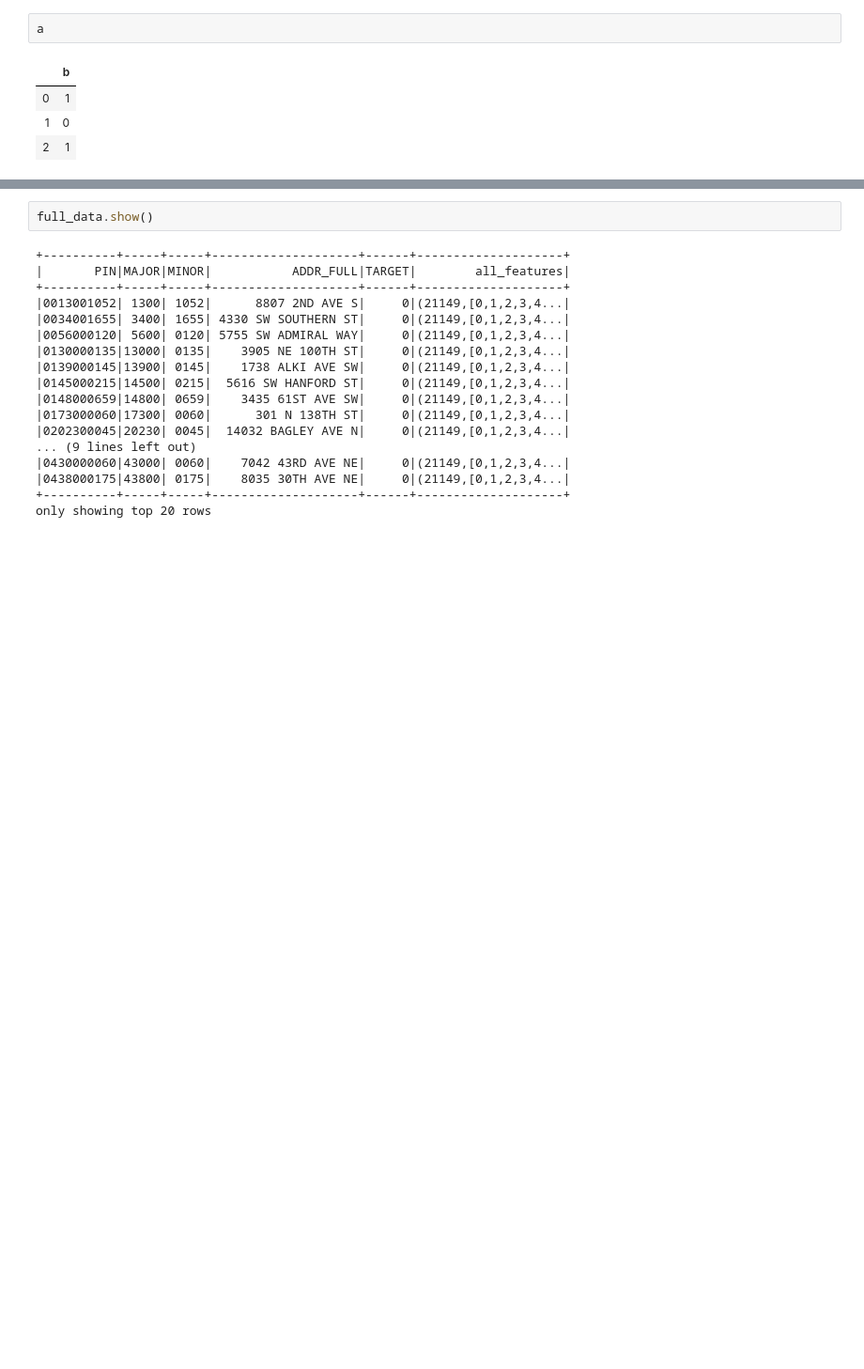
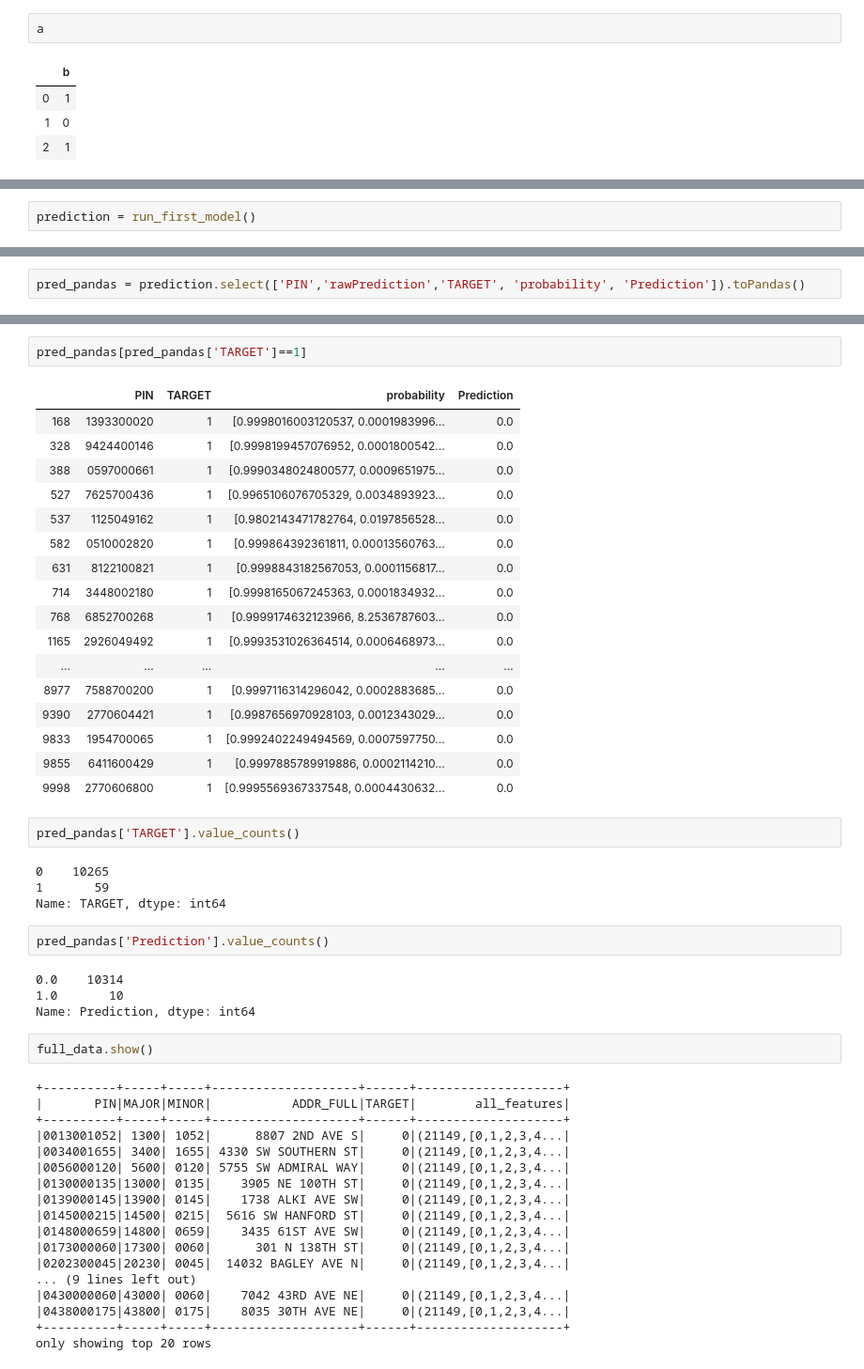
Before and after one commit to frischmuth/Seattle-Real-Estate-Analysis, a Jupyter notebook: test_get_functions.ipynb, the cells around one changed output, grey strips where cells are left out. Shown at 94% size. Cells and saved outputs as stored; diff of their text form; blank space fills up the shorter version.

```diff
--- a/test_get_functions.ipynb
+++ b/test_get_functions.ipynb
@@ -548,0 +540,2 @@ Test Error = 0.493031
+# %%
+prediction = run_first_model()
@@ -548,0 +564,2 @@ Test Error = 0.493031
+# %%
+pred_pandas = prediction.select(['PIN','rawPrediction','TARGET', 'probability', 'Prediction']).toPandas()
@@ -549,3 +580,35 @@ Test Error = 0.493031
+# %%
+pred_pandas[pred_pandas['TARGET']==1]
+# %% [output]
+|  | PIN | TARGET | probability | Prediction |
+| 168 | 1393300020 | 1 | [0.9998016003120537, 0.0001983996... | 0.0 |
+| 328 | 9424400146 | 1 | [0.9998199457076952, 0.0001800542... | 0.0 |
+| 388 | 0597000661 | 1 | [0.9990348024800577, 0.0009651975... | 0.0 |
+| 527 | 7625700436 | 1 | [0.9965106076705329, 0.0034893923... | 0.0 |
+| 537 | 1125049162 | 1 | [0.9802143471782764, 0.0197856528... | 0.0 |
+| 582 | 0510002820 | 1 | [0.999864392361811, 0.00013560763... | 0.0 |
+| 631 | 8122100821 | 1 | [0.9998843182567053, 0.0001156817... | 0.0 |
+| 714 | 3448002180 | 1 | [0.9998165067245363, 0.0001834932... | 0.0 |
+| 768 | 6852700268 | 1 | [0.9999174632123966, 8.2536787603... | 0.0 |
+| 1165 | 2926049492 | 1 | [0.9993531026364514, 0.0006468973... | 0.0 |
+| ... | ... | ... | ... | ... |
+| 8977 | 7588700200 | 1 | [0.9997116314296042, 0.0002883685... | 0.0 |
+| 9390 | 2770604421 | 1 | [0.9987656970928103, 0.0012343029... | 0.0 |
+| 9833 | 1954700065 | 1 | [0.9992402249494569, 0.0007597750... | 0.0 |
+| 9855 | 6411600429 | 1 | [0.9997885789919886, 0.0002114210... | 0.0 |
+| 9998 | 2770606800 | 1 | [0.9995569367337548, 0.0004430632... | 0.0 |
+# %%
+pred_pandas['TARGET'].value_counts()
+# %% [output]
+0    10265
+1       59
+Name: TARGET, dtype: int64
+# %%
+pred_pandas['Prediction'].value_counts()
+# %% [output]
+0.0    10314
+1.0       10
+Name: Prediction, dtype: int64
 # %%
 full_data.show()
 # %% [output]
```
Also changed, not shown: parts of 9 cells of this notebook, 4 other files.
